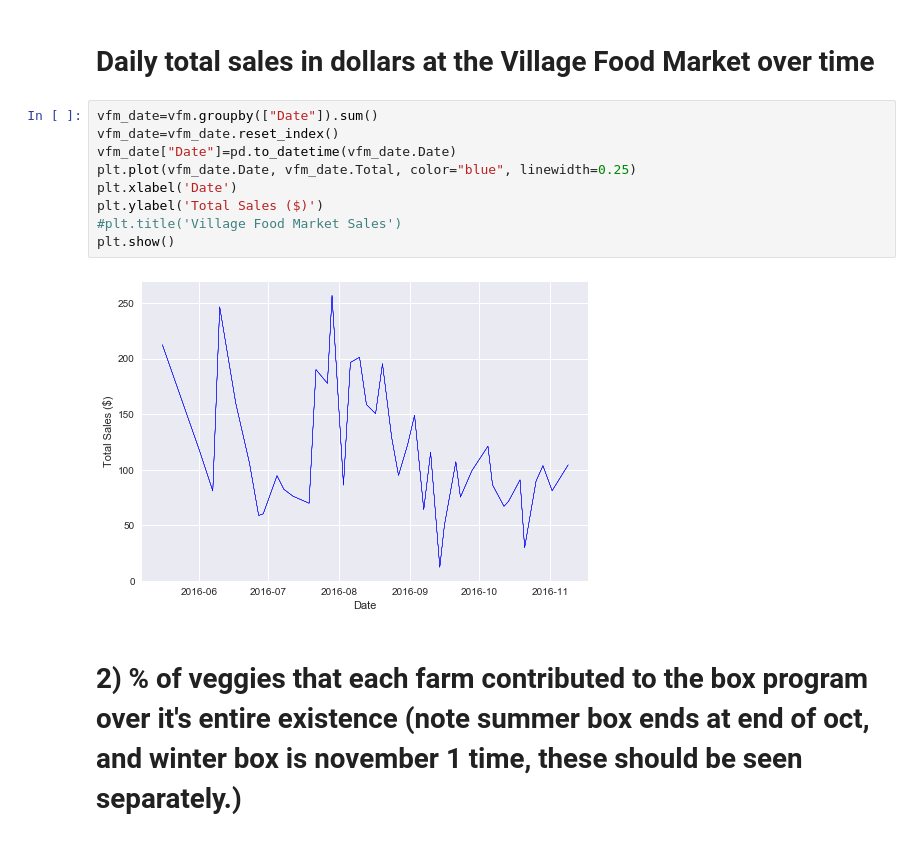
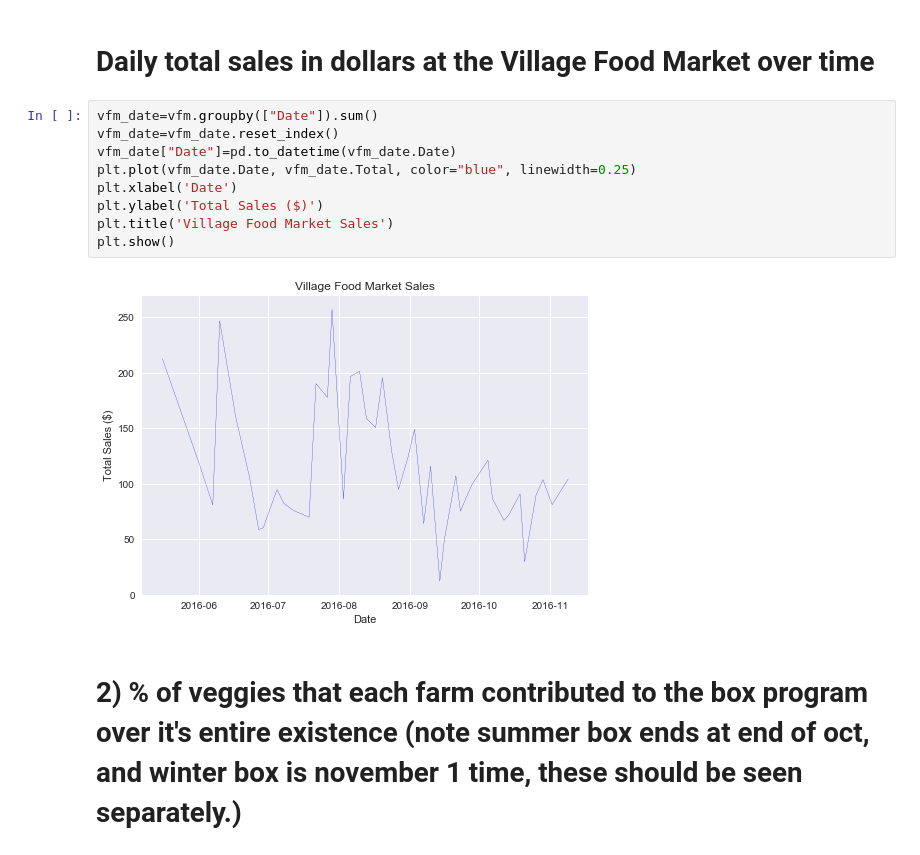
Before and after one commit to james-parks/gabriola, a Jupyter notebook: Gabriola Farm Info.ipynb, the cells around one changed output. Saved outputs shown, nothing was run; the diff lists cells and outputs as text.

```diff
--- a/Gabriola Farm Info.ipynb
+++ b/Gabriola Farm Info.ipynb
@@ -88,14 +88,14 @@ vfm.groupby(["Item","Unit","Price for Farmer/unit"]).sum()
 # %%
 vfm_date=vfm.groupby(["Date"]).sum()
 vfm_date=vfm_date.reset_index()
 vfm_date["Date"]=pd.to_datetime(vfm_date.Date)
 plt.plot(vfm_date.Date, vfm_date.Total, color="blue", linewidth=0.25)
 plt.xlabel('Date')
 plt.ylabel('Total Sales ($)')
-#plt.title('Village Food Market Sales')
+plt.title('Village Food Market Sales')
 plt.show()
 # %% [output]
-[figure, old version]
+[figure, new version]
 # %% [markdown]
 # 2) % of veggies that each farm contributed to the box program over it's entire existence (note summer box ends at end of oct, and winter box is november 1 time, these should be seen separately.)
 # %%
```
Also changed, not shown: parts of 4 cells of this notebook.
